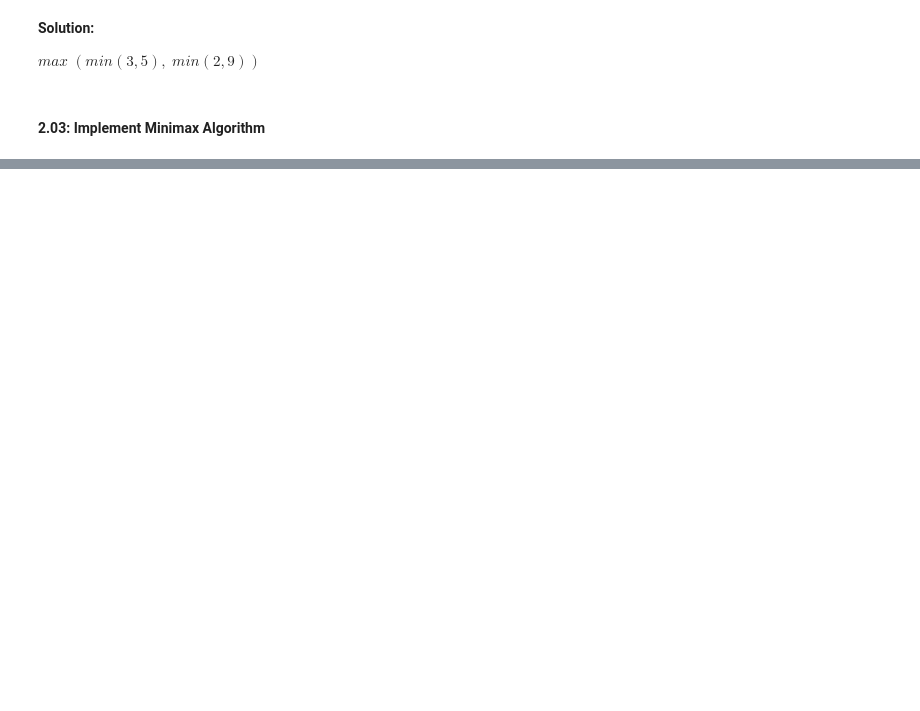
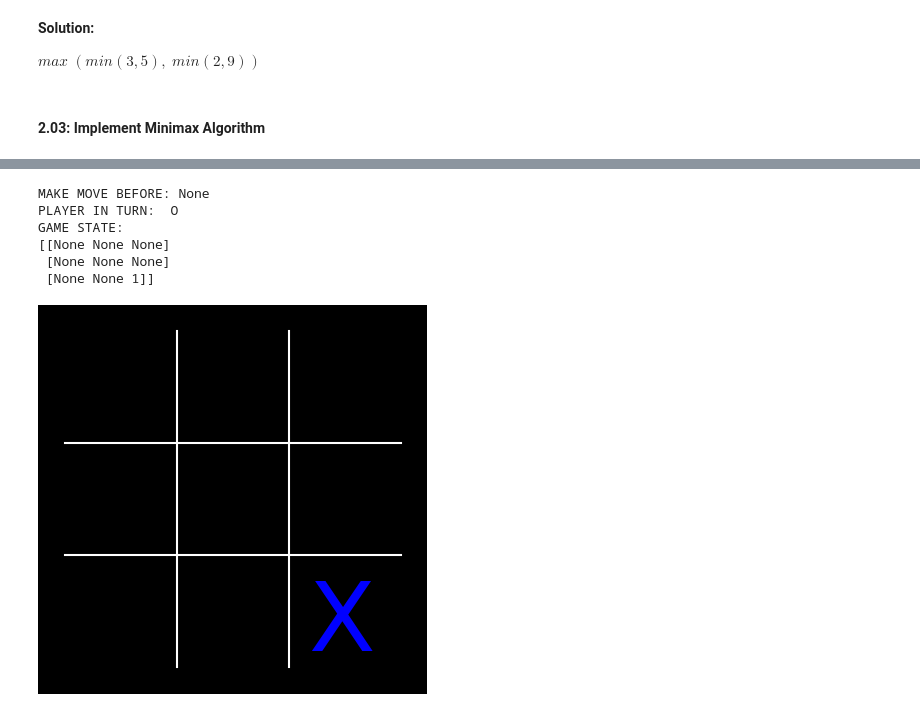
Before and after one commit to Daniels1610/CI008-Dagraz, a Jupyter notebook: E02.ipynb, the cells around one changed output, grey strips where cells are left out. Drawn from its saved outputs; the diff is of its cells as text; code cells hidden in the pictures; blank space fills up the shorter version.

```diff
--- a/E02.ipynb
+++ b/E02.ipynb
@@ -53,0 +97,14 @@ Test Input #2
+# %%
+# X's Move 1
+b.make_move(np.array([2,2]))
+print(f'PLAYER IN TURN: {Color.BOLD}{Color.BLUE if b.player() == "X" else Color.RED} {b.player()}{Color.END}')
+print(f'GAME STATE:\n{b.state}\n')
+display(b.board)
+# %% [output]
+MAKE MOVE BEFORE: None
+PLAYER IN TURN:  O
+GAME STATE:
+[[None None None]
+ [None None None]
+ [None None 1]]
+[figure, added]
```
Also changed, not shown: parts of 11 cells of this notebook, 31 other files.
